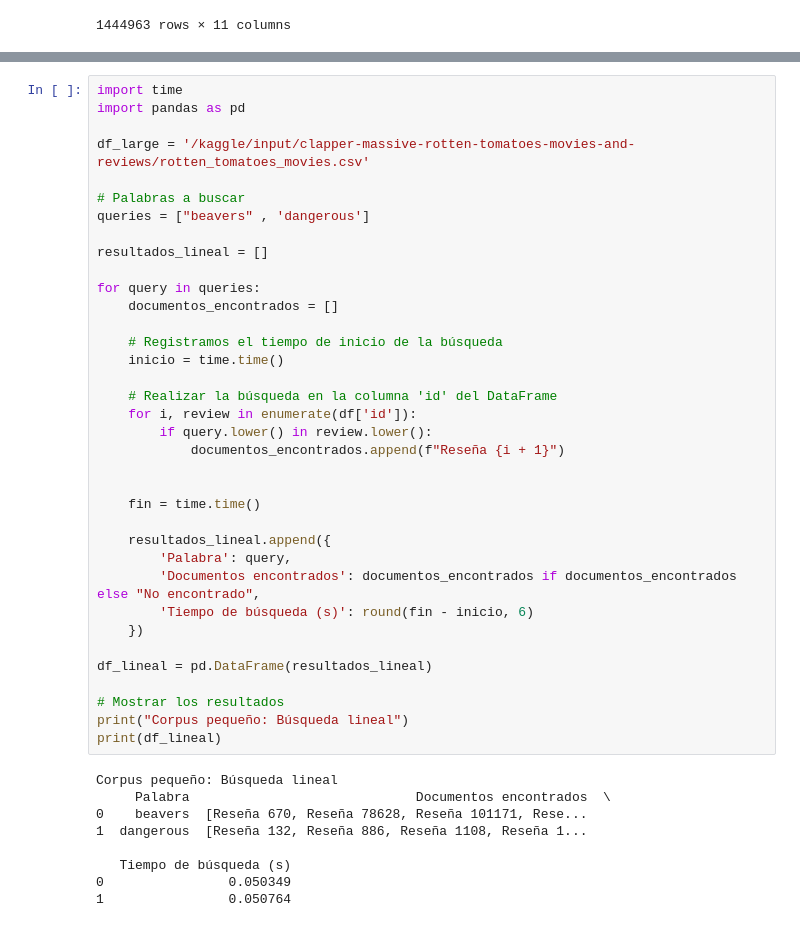
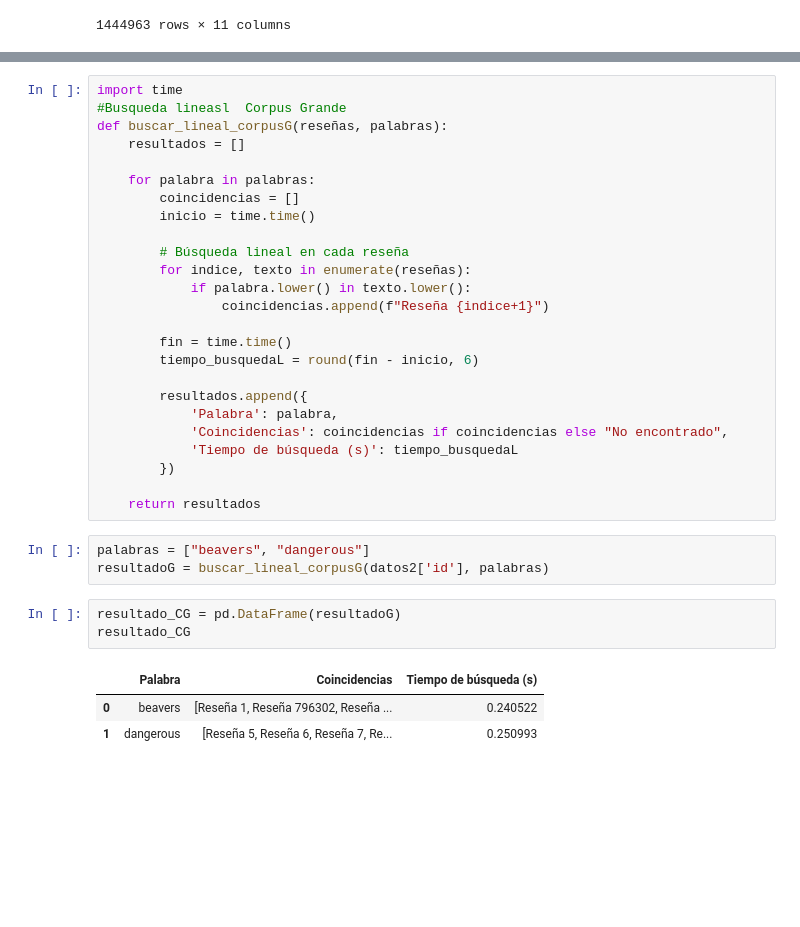
Before and after one commit to AngelFalcon2w3/RecuperacionInformacion, a Jupyter notebook: 01-busqueda-basica-angelfalcon.ipynb, the cells around one changed output, grey strips where cells are left out. Saved outputs shown, nothing was run; the diff lists cells and outputs as text; blank space fills up the shorter version.

```diff
--- a/01-busqueda-basica-angelfalcon.ipynb
+++ b/01-busqueda-basica-angelfalcon.ipynb
@@ -229,45 +219,35 @@ Corpus pequeño: Búsqueda lineal
-# %%
-import time
-import pandas as pd
-
-df_large = '/kaggle/input/clapper-massive-rotten-tomatoes-movies-and-reviews/rotten_tomatoes_movies.csv'
-
-# Palabras a buscar
-queries = ["beavers" , 'dangerous']
-
-resultados_lineal = []
-
-for query in queries:
-    documentos_encontrados = []
-
-    # Registramos el tiempo de inicio de la búsqueda
-    inicio = time.time()
-
-    # Realizar la búsqueda en la columna 'id' del DataFrame
-    for i, review in enumerate(df['id']):
-        if query.lower() in review.lower():
-            documentos_encontrados.append(f"Reseña {i + 1}")
-
-
-    fin = time.time()
-
-    resultados_lineal.append({
-        'Palabra': query,
-        'Documentos encontrados': documentos_encontrados if documentos_encontrados else "No encontrado",
-        'Tiempo de búsqueda (s)': round(fin - inicio, 6)
-    })
-
-df_lineal = pd.DataFrame(resultados_lineal)
-
-# Mostrar los resultados
-print("Corpus pequeño: Búsqueda lineal")
-print(df_lineal)
-# %% [output]
-Corpus pequeño: Búsqueda lineal
-     Palabra                             Documentos encontrados  \
-0    beavers  [Reseña 670, Reseña 78628, Reseña 101171, Rese...
-1  dangerous  [Reseña 132, Reseña 886, Reseña 1108, Reseña 1...
-
-   Tiempo de búsqueda (s)
-0                0.050349
-1                0.050764
+# %%
+import time
+#Busqueda lineasl  Corpus Grande
+def buscar_lineal_corpusG(reseñas, palabras):
+    resultados = []
+
+    for palabra in palabras:
+        coincidencias = []
+        inicio = time.time()
+
+        # Búsqueda lineal en cada reseña
+        for indice, texto in enumerate(reseñas):
+            if palabra.lower() in texto.lower():
+                coincidencias.append(f"Reseña {indice+1}")
+
+        fin = time.time()
+        tiempo_busquedaL = round(fin - inicio, 6)
+
+        resultados.append({
+            'Palabra': palabra,
+            'Coincidencias': coincidencias if coincidencias else "No encontrado",
+            'Tiempo de búsqueda (s)': tiempo_busquedaL
+        })
+
+    return resultados
+# %%
+palabras = ["beavers", "dangerous"]
+resultadoG = buscar_lineal_corpusG(datos2['id'], palabras)
+# %%
+resultado_CG = pd.DataFrame(resultadoG)
+resultado_CG
+# %% [output]
+|  | Palabra | Coincidencias | Tiempo de búsqueda (s) |
+| 0 | beavers | [Reseña 1, Reseña 796302, Reseña ... | 0.240522 |
+| 1 | dangerous | [Reseña 5, Reseña 6, Reseña 7, Re... | 0.250993 |
```
Also changed, not shown: parts of 10 cells of this notebook.
